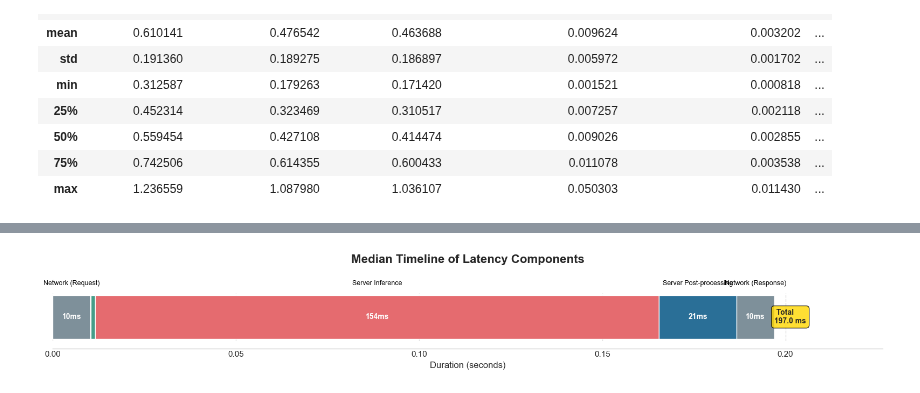
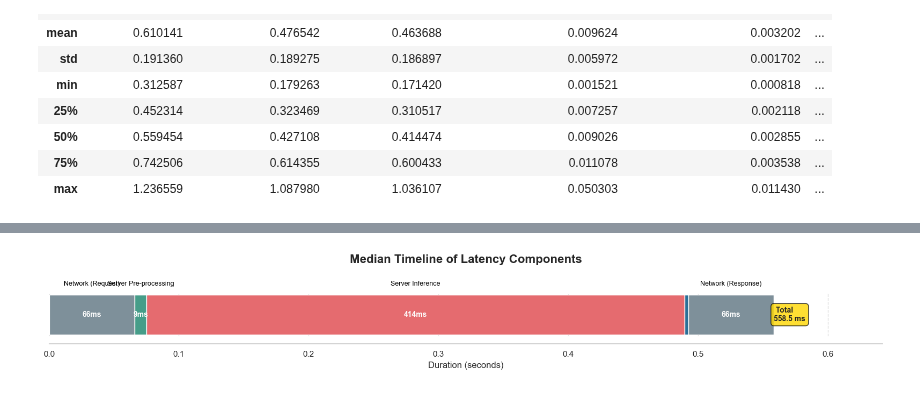
Before and after one commit to StreamMUSE/StreamMUSE-v1, a Jupyter notebook: app/benchmark.ipynb, the cells around one changed output, grey strips where cells are left out. Drawn from its saved outputs; the diff is of its cells as text; code cells hidden in the pictures.

```diff
--- a/app/benchmark.ipynb
+++ b/app/benchmark.ipynb
@@ -129,7 +140,7 @@ import time
 
 # --- 1. Load Data ---
 # Replace with the actual path to your session log CSV file.
-csv_path = 'logs/session_20250702-160229/session.csv'
+csv_path = 'logs/session_20250814-110430/session.csv'
 try:
     results_df = pd.read_csv(csv_path)
 except FileNotFoundError:
@@ -200,34 +211,34 @@ for i, component in enumerate(stats_df.columns):
         if bar.get_width() > 0.003:
             # Duration text inside the bar
             ax.text(left + val / 2, j, f'{val*1000:.0f}ms', ha='center', va='center', color='white', fontsize=10, fontweight='bold')
             # Component label above the bar
             ax.text(left + val / 2, j + 0.35, component.replace(" ", " "), ha='center', va='bottom', color='black', fontsize=9, linespacing=1)
 
     left_values += values
 
 # Add a total duration label at the end of the bar
 total_duration = left_values[0]
 ax.text(total_duration, 0, f' Total\n{total_duration*1000:.1f} ms', ha='left', va='center',
         fontweight='bold', fontsize=10,
         bbox=dict(boxstyle="round,pad=0.4", fc='gold', ec='black', lw=1, alpha=0.8))
 
 # --- Formatting ---
 ax.set_xlabel('Duration (seconds)', fontsize=12)
 ax.set_yticklabels([]) # Hide y-axis label
 ax.set_yticks([])     # Hide y-axis ticks
 ax.spines['top'].set_visible(False)
 ax.spines['right'].set_visible(False)
 ax.spines['left'].set_visible(False)
 ax.spines['bottom'].set_position(('outward', 10))
 ax.grid(axis='x', linestyle='--', alpha=0.6)
 
 # Set the x-axis limits to provide some padding
 plt.xlim(0, total_duration * 1.15)
 
 plt.tight_layout()
 plt.show()
 # %% [output]
-[figure, old version]
+[figure, new version]
 # %%
 import pandas as pd
 import matplotlib.pyplot as plt
```
Also changed, not shown: parts of 2 cells of this notebook.
